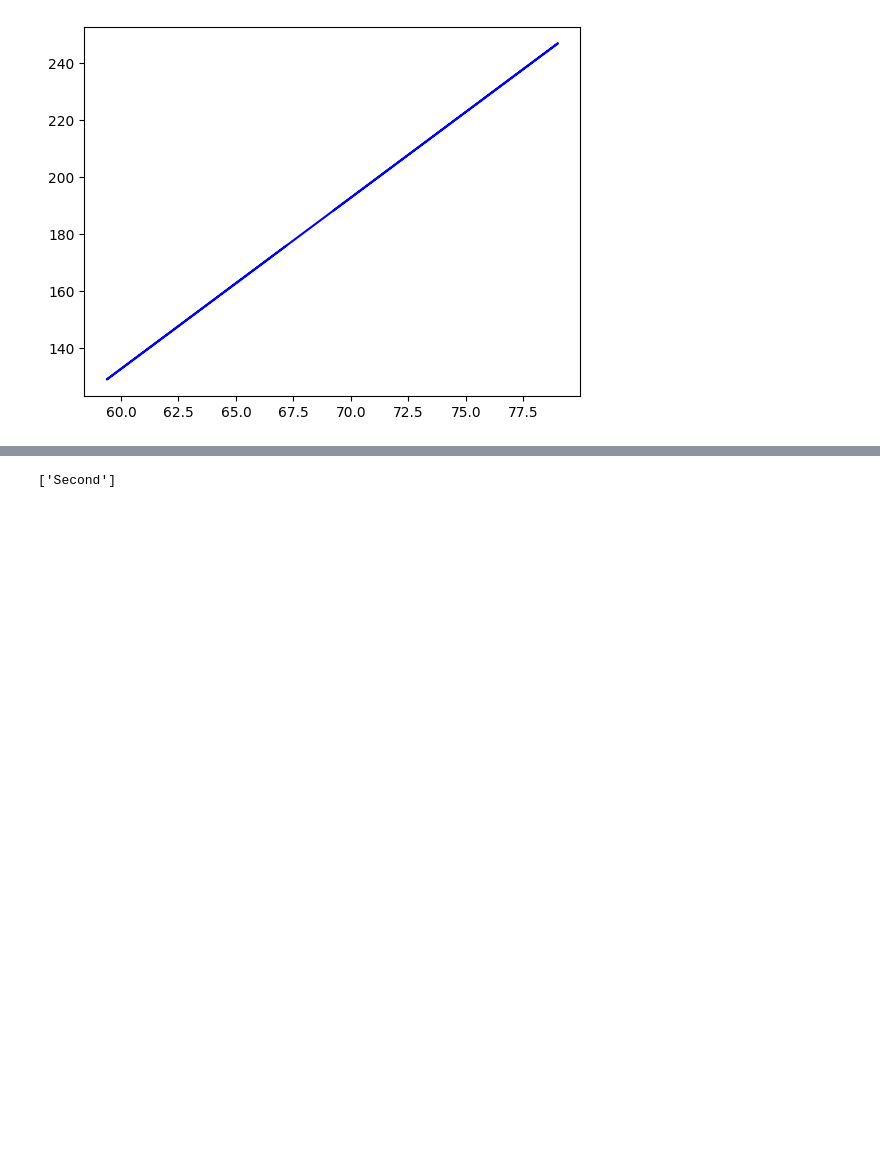
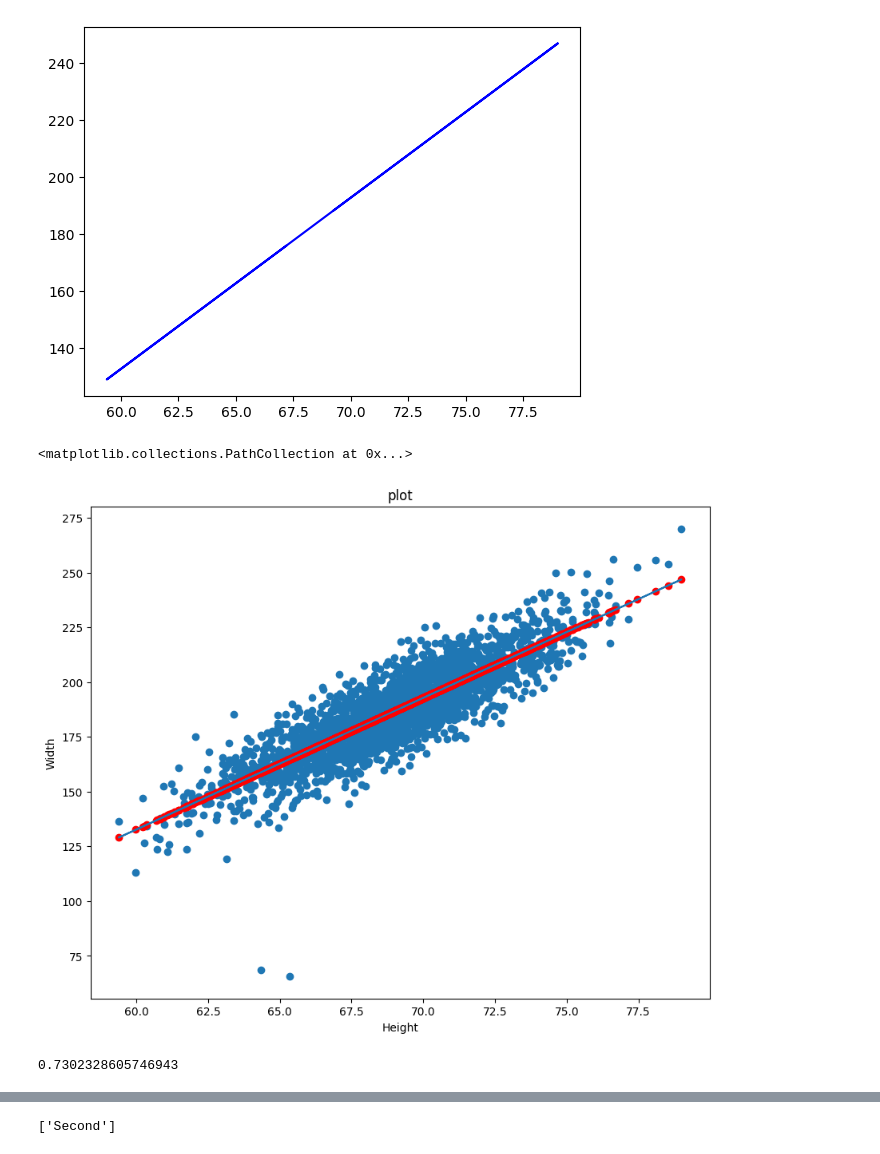
Before and after one commit to rabeya-ferdousi/ML, a Jupyter notebook: Assignment 1/Assignment 1.ipynb, the cells around one changed output, grey strips where cells are left out. Saved outputs shown, nothing was run; the diff lists cells and outputs as text; code cells hidden in the pictures; blank space fills up the shorter version.

Commit message:
Added scatter plot in Assignment1

```diff
--- a/Assignment 1/Assignment 1.ipynb
+++ b/Assignment 1/Assignment 1.ipynb
@@ -70,3 +83,19 @@ plt.plot(xtrain,reg.predict(xtrain),color="blue")
 # %% [output]
 [<matplotlib.lines.Line2D at 0x...>]
 [figure]
+# %%
+plt.figure(figsize = (10,8))
+plt.xlabel("Height")
+plt.ylabel("Width")
+plt.title("plot")
+plt.scatter(xtrain,ytrain)
+plt.plot(xtrain,reg.predict(xtrain))
+plt.scatter(xtrain,reg.predict(xtrain),color="red")
+# %% [output]
+<matplotlib.collections.PathCollection at 0x...>
+[figure, added]
+# %%
+from sklearn.metrics import r2_score
+r2_score(ytest,pred)
+# %% [output]
+0.7302328605746943
```
Also changed, not shown: parts of 11 cells of this notebook, 2 other files.
